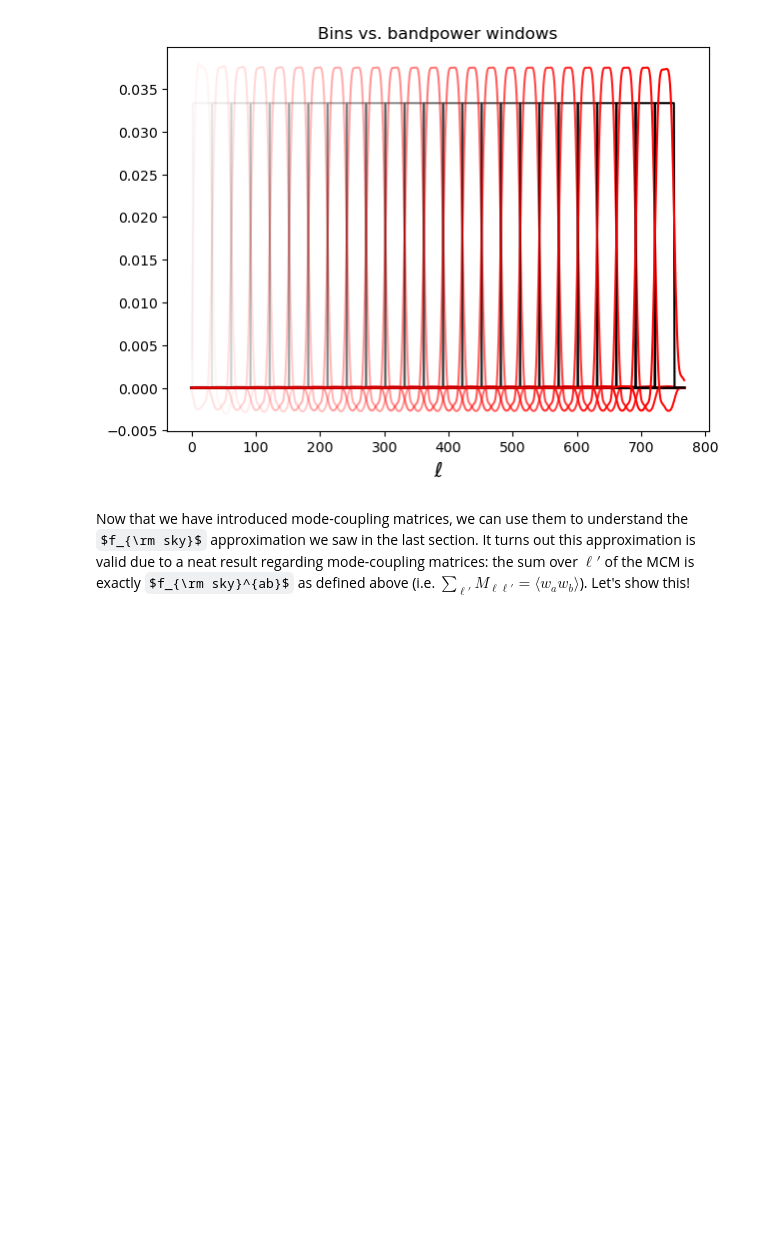
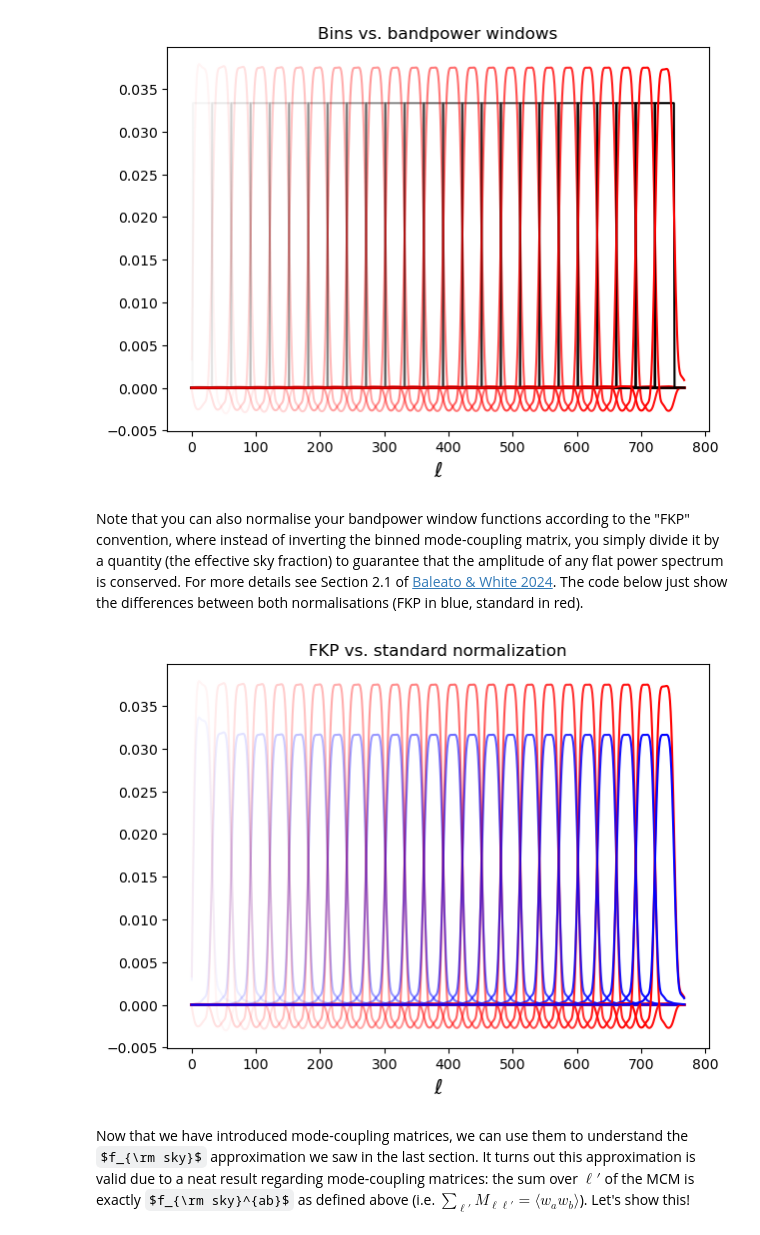
Before and after one commit to LSSTDESC/NaMaster, a Jupyter notebook: doc/1BasicFunctionality.ipynb, the cells around one changed output. Cells and saved outputs as stored; diff of their text form; code cells hidden in the pictures; some formulas as TeX source; blank space fills up the shorter version.

```diff
--- a/doc/1BasicFunctionality.ipynb
+++ b/doc/1BasicFunctionality.ipynb
@@ -232,6 +232,23 @@ plt.xlabel(r'$\ell$', fontsize=15);
 [figure]
 [figure]
 [figure]
+# %% [markdown]
+Note that you can also normalise your bandpower window functions according to the "FKP" convention, where instead of inverting the binned mode-coupling matrix, you simply divide it by a quantity (the effective sky fraction) to guarantee that the amplitude of any flat power spectrum is conserved. For more details see Section 2.1 of [Baleato & White 2024](https://arxiv.org/abs/2312.12285). The code below just show the differences between both normalisations (FKP in blue, standard in red).
+# %%
+# Create a NaMaster workspace with FKP normalization
+w = nmt.NmtWorkspace.from_fields(f, f, b, normalization='FKP')
+
+# Extract bandpower window functions
+Bbl_f = w.get_bandpower_windows().squeeze()
+
+plt.figure(figsize=(7, 5))
+plt.title('FKP vs. standard normalization')
+for i, fl in enumerate(Fls):
+    plt.plot(ls, Bbl[i], 'r-', alpha=(i+1)/n_bins)
+    plt.plot(ls, Bbl_f[i], 'b-', alpha=(i+1)/n_bins)
+plt.xlabel(r'$\ell$', fontsize=15);
+# %% [output]
+[figure, added]
 # %% [markdown]
 Now that we have introduced mode-coupling matrices, we can use them to understand the $f_{\rm sky}$ approximation we saw in the last section. It turns out this approximation is valid due to a neat result regarding mode-coupling matrices: the sum over $\ell'$ of the MCM is exactly $f_{\rm sky}^{ab}$ as defined above (i.e. $\sum_{\ell'} M_{\ell\ell'}=\langle w_a w_b\rangle$). Let's show this!
 # %%
```
Also changed, not shown: parts of 2 cells of this notebook, 1 other file.
